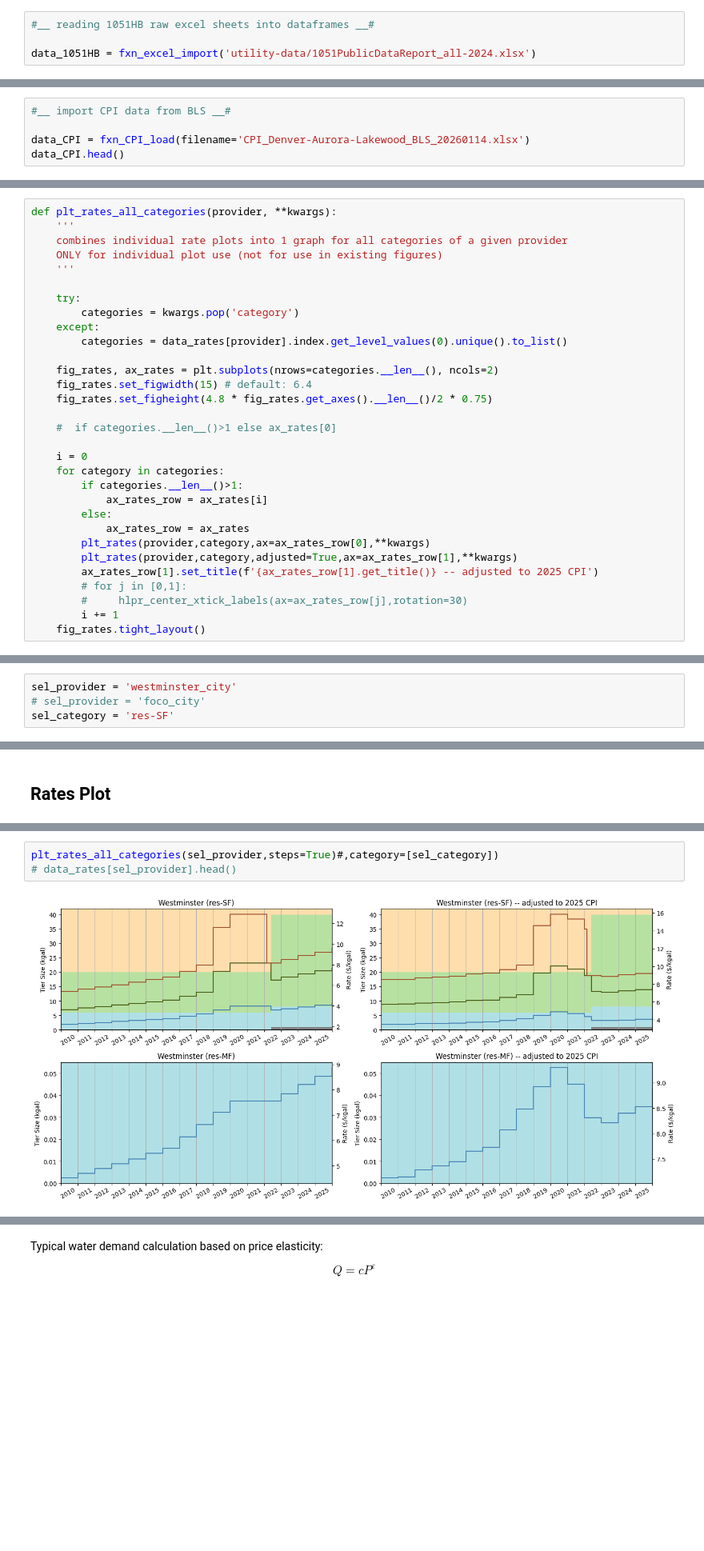
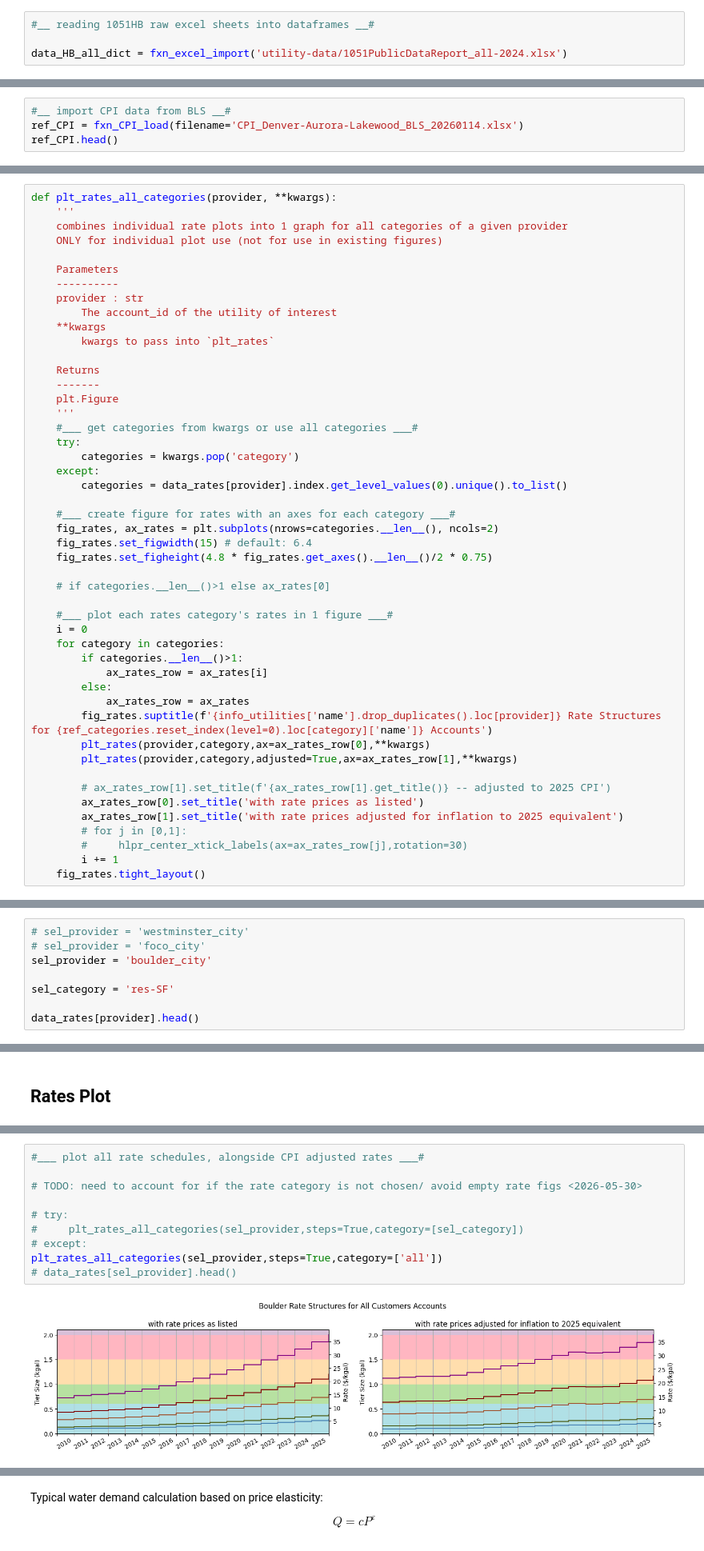
Before and after one commit to jade-fp/hub-gra-cwcb-rates, a Jupyter notebook: analysis_new.ipynb, the cells around one changed output, grey strips where cells are left out. Shown at 80% size. Cells and saved outputs as stored; diff of their text form; blank space fills up the shorter version.

```diff
--- a/analysis_new.ipynb
+++ b/analysis_new.ipynb
@@ -262,7 +823,7 @@ def fxn_IQR(data:pd.Series,return_only_IQR=False):
 # %%
 #__ reading 1051HB raw excel sheets into dataframes __#
 
-data_1051HB = fxn_excel_import('utility-data/1051PublicDataReport_all-2024.xlsx')
+data_HB_all_dict = fxn_excel_import('utility-data/1051PublicDataReport_all-2024.xlsx')
 # %% [markdown]
 There are 5 datasheets with in 1051HB workbook:
 - '1051_reports'
@@ -919,9 +1471,8 @@ Using the imported CPIs, will convert all rates into their 2025-equivalent to no
     Price_1 = Price_0 * (CPI_1 / CPI_0)
 # %%
 #__ import CPI data from BLS __#
-
-data_CPI = fxn_CPI_load(filename='CPI_Denver-Aurora-Lakewood_BLS_20260114.xlsx')
-data_CPI.head()
+ref_CPI = fxn_CPI_load(filename='CPI_Denver-Aurora-Lakewood_BLS_20260114.xlsx')
+ref_CPI.head()
 # %% [output]
 |  | CPI |
 | Date |  |
@@ -1094,28 +1678,45 @@ def plt_rates_all_categories(provider, **kwargs):
     '''
     combines individual rate plots into 1 graph for all categories of a given provider
     ONLY for individual plot use (not for use in existing figures)
+
+    Parameters
+    ----------
+    provider : str
+        The account_id of the utility of interest
+    **kwargs
+        kwargs to pass into `plt_rates`
+
+    Returns
+    -------
+    plt.Figure
     '''
-
+    #___ get categories from kwargs or use all categories ___#
     try:
         categories = kwargs.pop('category')
     except:
         categories = data_rates[provider].index.get_level_values(0).unique().to_list()
 
+    #___ create figure for rates with an axes for each category ___#
     fig_rates, ax_rates = plt.subplots(nrows=categories.__len__(), ncols=2)
     fig_rates.set_figwidth(15) # default: 6.4
     fig_rates.set_figheight(4.8 * fig_rates.get_axes().__len__()/2 * 0.75)
 
-    #  if categories.__len__()>1 else ax_rates[0]
+    # if categories.__len__()>1 else ax_rates[0]
 
+    #___ plot each rates category's rates in 1 figure ___#
     i = 0
     for category in categories:
         if categories.__len__()>1:
             ax_rates_row = ax_rates[i]
         else:
             ax_rates_row = ax_rates
+        fig_rates.suptitle(f'{info_utilities['name'].drop_duplicates().loc[provider]} Rate Structures for {ref_categories.reset_index(level=0).loc[category]['name']} Accounts')
         plt_rates(provider,category,ax=ax_rates_row[0],**kwargs)
         plt_rates(provider,category,adjusted=True,ax=ax_rates_row[1],**kwargs)
-        ax_rates_row[1].set_title(f'{ax_rates_row[1].get_title()} -- adjusted to 2025 CPI')
+
+        # ax_rates_row[1].set_title(f'{ax_rates_row[1].get_title()} -- adjusted to 2025 CPI')
+        ax_rates_row[0].set_title('with rate prices as listed')
+        ax_rates_row[1].set_title('with rate prices adjusted for inflation to 2025 equivalent')
         # for j in [0,1]:
         #     hlpr_center_xtick_labels(ax=ax_rates_row[j],rotation=30)
         i += 1
@@ -1288,6 +1989,10 @@ def fxn_usage_filter(provider,group=[],category=[],time_endcaps_only=False,dropn
 # %% [markdown]
 ## Define key variables
 # %%
-sel_provider = 'westminster_city'
+# sel_provider = 'westminster_city'
 # sel_provider = 'foco_city'
+sel_provider = 'boulder_city'
+
 sel_category = 'res-SF'
+
+data_rates[provider].head()
@@ -1301,5 +2180,12 @@ plt_rates(provider=sel_provider,category=sel_category,steps=True)
 # %%
-plt_rates_all_categories(sel_provider,steps=True)#,category=[sel_category])
+#___ plot all rate schedules, alongside CPI adjusted rates ___#
+
+# TODO: need to account for if the rate category is not chosen/ avoid empty rate figs <2026-05-30>
+
+# try:
+#     plt_rates_all_categories(sel_provider,steps=True,category=[sel_category])
+# except:
+plt_rates_all_categories(sel_provider,steps=True,category=['all'])
 # data_rates[sel_provider].head()
 # %% [output]
-[figure, old version]
+[figure, new version]
```
Also changed, not shown: parts of 151 cells of this notebook, 1 other file.
